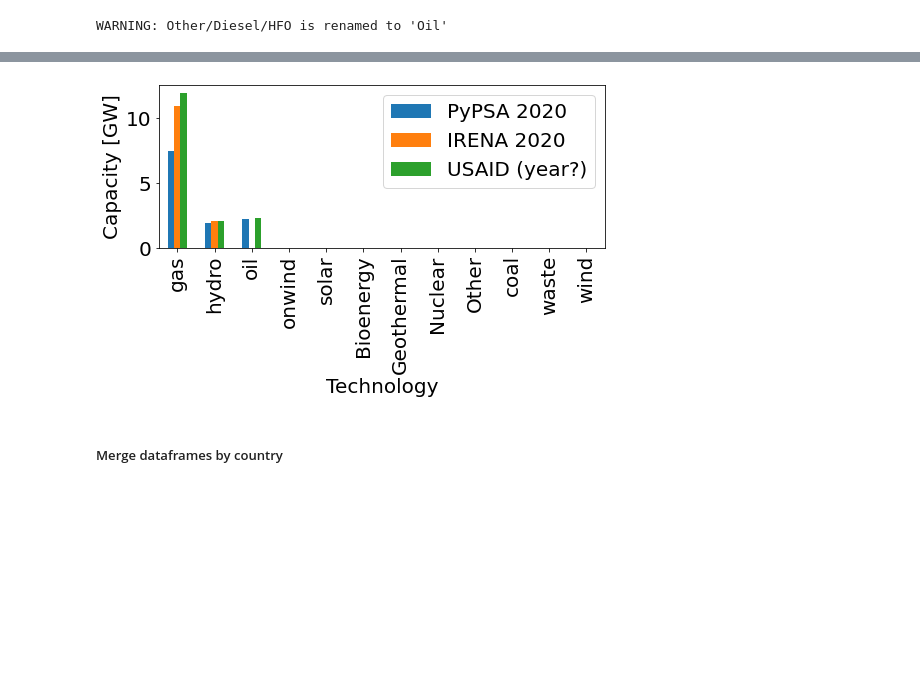
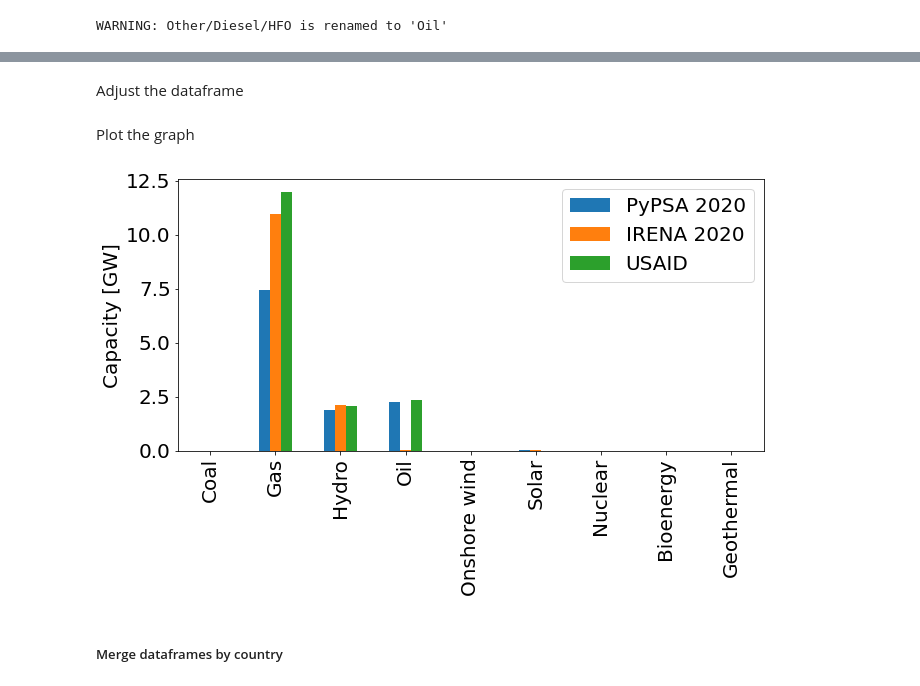
Before and after one commit to pypsa-meets-earth/pypsa-earth, a Jupyter notebook: notebooks/validation/capacity_validation.ipynb, the cells around one changed output, grey strips where cells are left out. Cells and saved outputs as stored; diff of their text form; code cells hidden in the pictures; blank space fills up the shorter version.

Commit message:
feat: update nigeria validation graph

```diff
--- a/notebooks/validation/capacity_validation.ipynb
+++ b/notebooks/validation/capacity_validation.ipynb
@@ -292,11 +297,35 @@ country_compare = pd.concat(
 )
 country_compare.index = country_compare.index.get_level_values(1)
 country_compare = pd.concat([country_compare, usaid_ng], axis = 1)
-ax = country_compare.plot.bar(ylabel="Capacity [GW]", xlabel="Technology", figsize = (8,3))
-# optional:save it
-#ax.figure.savefig("capacitiy-validation-ng.pdf", bbox_inches='tight')
-# %% [output]
-[figure, removed]
+# %% [markdown]
+Adjust the dataframe
+# %%
+# Rename the index according to existing graph in paper
+required_index = {
+"coal": "Coal",
+"gas": "Gas",
+"hydro": "Hydro",
+"oil": "Oil",
+"wind": "Onshore wind",
+"solar": "Solar",
+"Nuclear": "Nuclear",
+"Bioenergy": "Bioenergy",
+"Geothermal": "Geothermal",
+}
+
+country_compare.rename(index=required_index, inplace=True)
+
+# select only required technologies
+country_compare_sel = country_compare.loc[list(required_index.values())]
+# %% [markdown]
+Plot the graph
+# %%
+
+ax = country_compare_sel.plot.bar(ylabel="Capacity [GW]", xlabel="", figsize = (10.5,5))
+# optional:save it
+ax.figure.savefig("capacity-validation-ng.pdf", bbox_inches='tight')
+# %% [output]
+[figure, added]
 # %% [markdown]
 ##### Merge dataframes by country
 # %%
```
Also changed, not shown: parts of 8 cells of this notebook.
